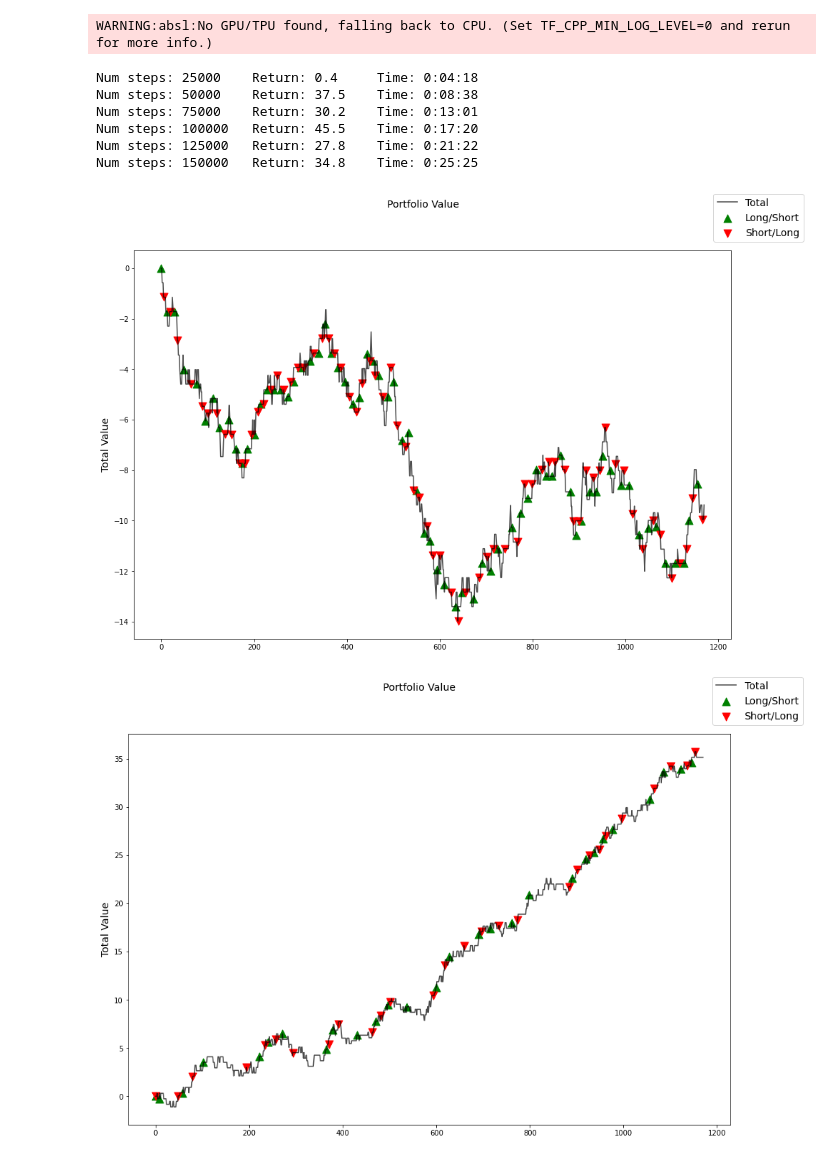
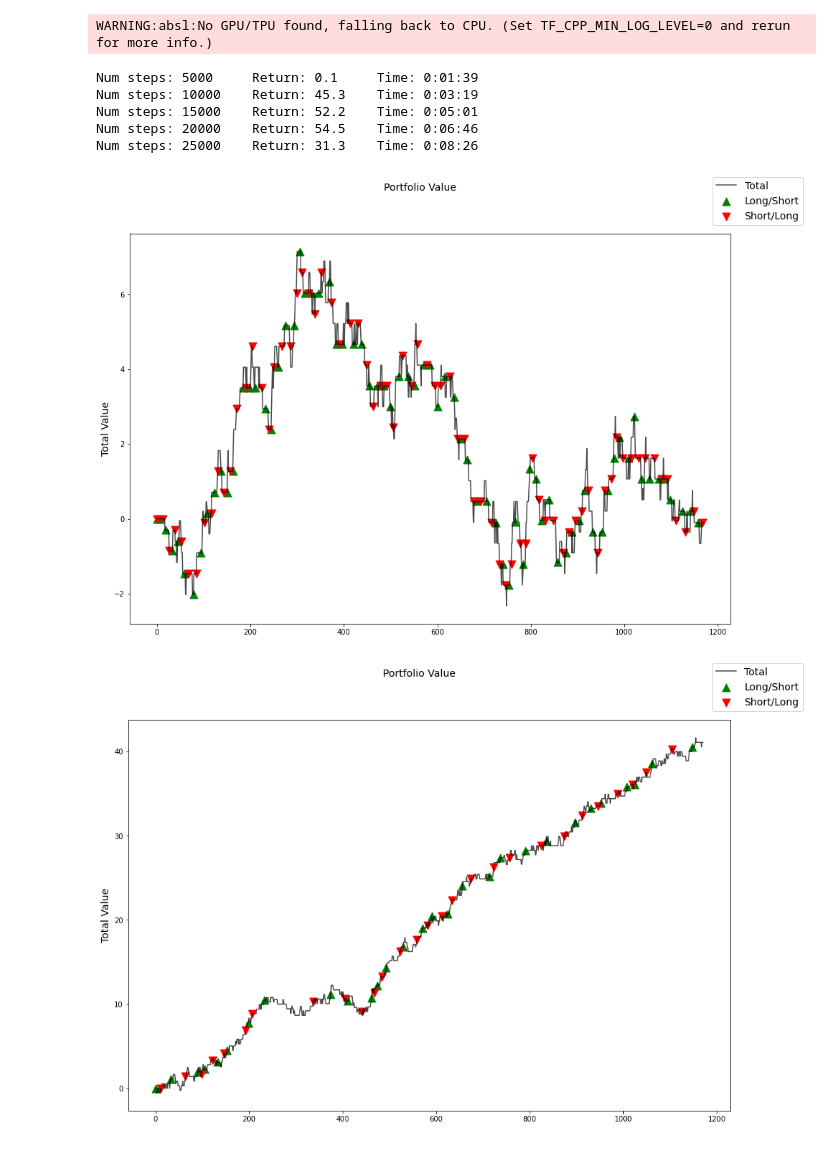
Before and after one commit to kew96/MicroPriceTradingRL, a Jupyter notebook: SAC_no_costs.ipynb, the cells around one changed output. Cells and saved outputs as stored; diff of their text form; code cells hidden in the pictures.

```diff
--- a/SAC_no_costs.ipynb
+++ b/SAC_no_costs.ipynb
@@ -18,13 +21,13 @@ def return_rewards(current, last, action, p, c):
 # %%
 # 23,400 seconds between 9:30am and 4pm broken in 10 second increments
 
-NUM_AGENT_STEPS = 150_000
+NUM_AGENT_STEPS = 25_000
 SEED = 0
 DAYS = 1
 DAY = 2340//2
 
 env = Env(data, no_trade_period=5, fixed_buy_cost=0, fixed_sell_cost=0, steps=DAY*DAYS, reward_func=return_rewards)
-env_test = env.copy_env()
+env_test = Env(test_data, no_trade_period=5, fixed_buy_cost=0, fixed_sell_cost=0, steps=DAY*DAYS, reward_func=return_rewards)
 
 algo = SAC_Discrete(
     num_agent_steps=NUM_AGENT_STEPS,
@@ -35,9 +38,9 @@ algo = SAC_Discrete(
     start_steps=1000,
     update_interval=1,
     update_interval_target=400,
-    lr_actor=5e-5,
-    lr_critic=5e-5,
-    lr_alpha=5e-5
+    lr_actor=5e-4,
+    lr_critic=5e-4,
+    lr_alpha=5e-4
 )
 
 trainer = Trainer(
@@ -46,24 +49,23 @@ trainer = Trainer(
     algo=algo,
     log_dir="",
     num_agent_steps=NUM_AGENT_STEPS,
-    eval_interval=25_000,
+    eval_interval=5_000,
     seed=SEED,
 )
 trainer.train()
 # %% [output]
 WARNING:absl:No GPU/TPU found, falling back to CPU. (Set TF_CPP_MIN_LOG_LEVEL=0 and rerun for more info.)
-Num steps: 25000    Return: 0.4     Time: 0:04:18
-Num steps: 50000    Return: 37.5    Time: 0:08:38
-Num steps: 75000    Return: 30.2    Time: 0:13:01
-Num steps: 100000   Return: 45.5    Time: 0:17:20
-Num steps: 125000   Return: 27.8    Time: 0:21:22
-Num steps: 150000   Return: 34.8    Time: 0:25:25
+Num steps: 5000     Return: 0.1     Time: 0:01:39
+Num steps: 10000    Return: 45.3    Time: 0:03:19
+Num steps: 15000    Return: 52.2    Time: 0:05:01
+Num steps: 20000    Return: 54.5    Time: 0:06:46
+Num steps: 25000    Return: 31.3    Time: 0:08:26
 # %%
-env.plot(fig_name='train_env_pnl_no_cost_sac_9_242728')
+env.plot()
 # %% [output]
-[figure, old version]
+[figure, new version]
 # %%
-env_test.plot(fig_name='test_env_pnl_no_cost_sac_9_242728')
+env_test.plot()
 # %% [output]
-[figure, old version]
+[figure, new version]
 # %%
```
Also changed, not shown: parts of 4 cells of this notebook, 11 other files.
